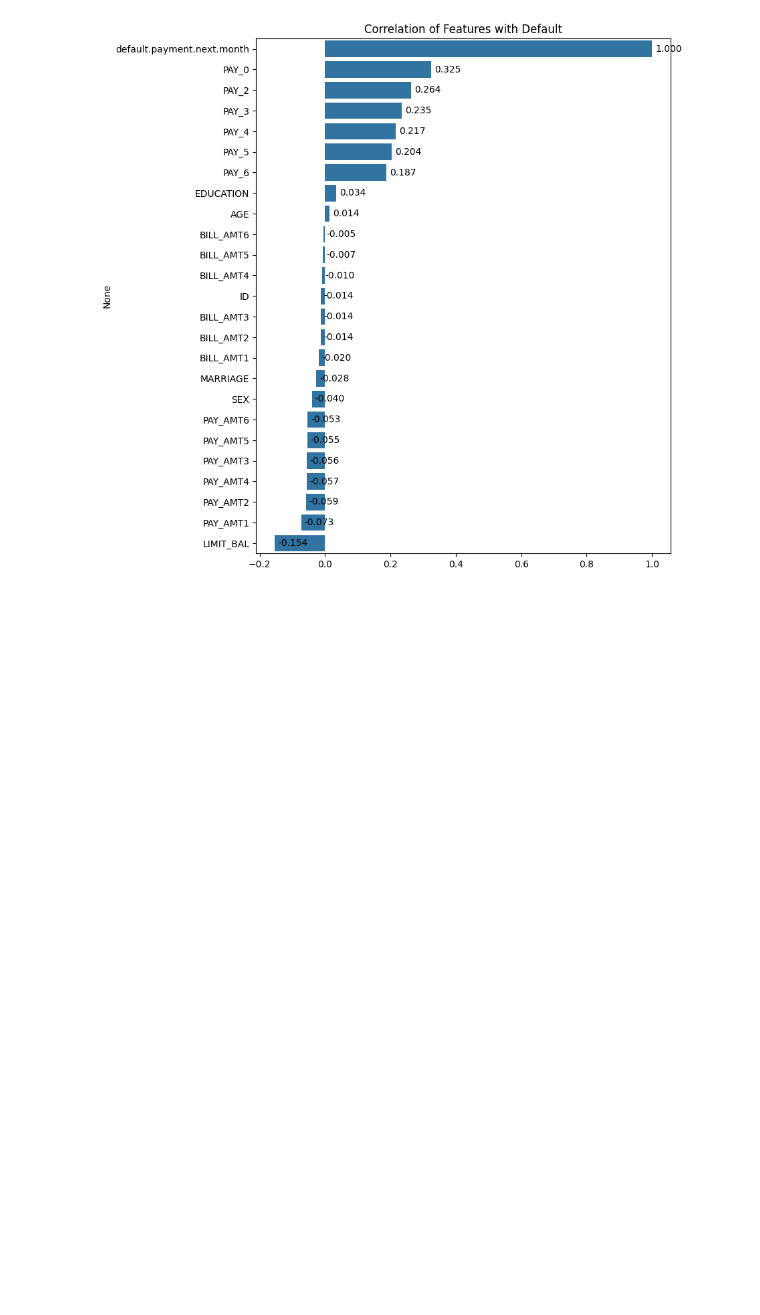
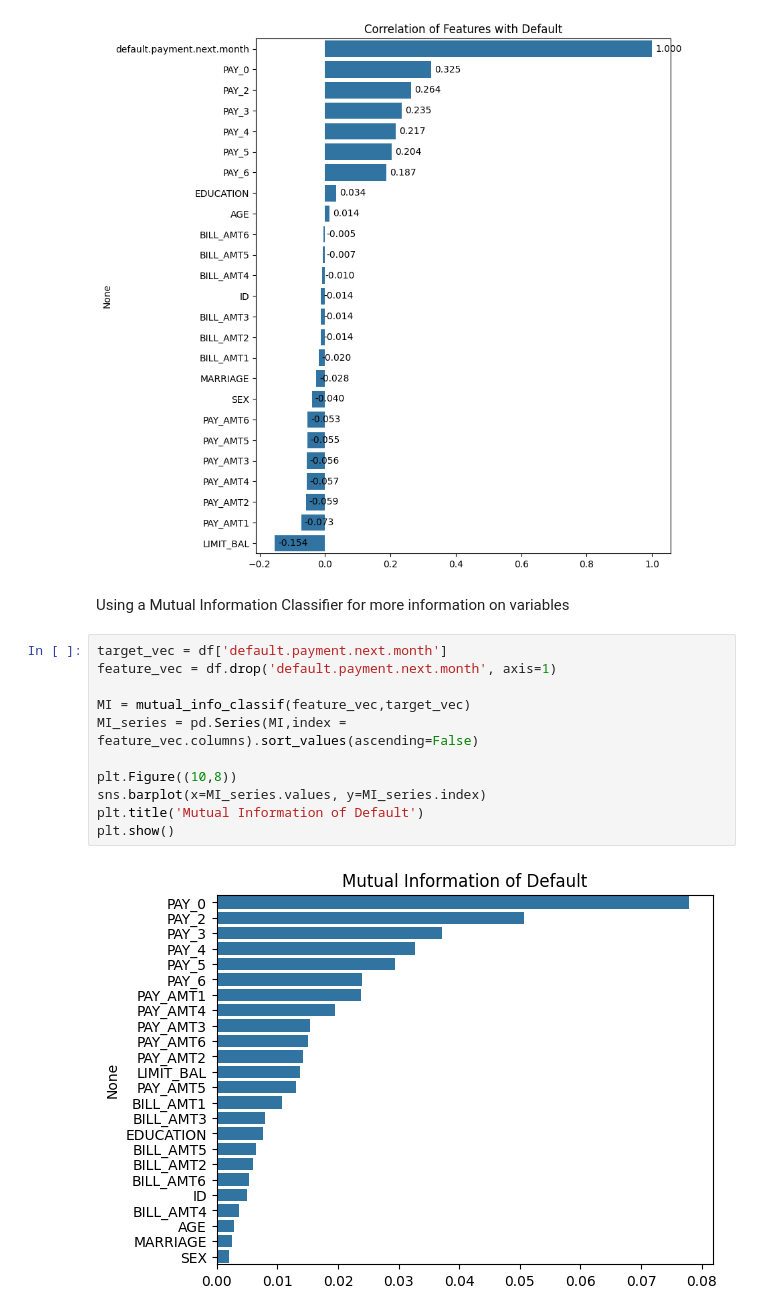
Before and after one commit to melakubu/DS340, a Jupyter notebook: DS340_EDA.ipynb, the cells around one changed output. Drawn from its saved outputs; the diff is of its cells as text; blank space fills up the shorter version.

```diff
--- a/DS340_EDA.ipynb
+++ b/DS340_EDA.ipynb
@@ -231,3 +255,18 @@ for i, value in enumerate(target_corr.values):
 plt.show()
 # %% [output]
 [figure]
+# %% [markdown]
+Using a Mutual Information Classifier for more information on variables
+# %%
+target_vec = df['default.payment.next.month']
+feature_vec = df.drop('default.payment.next.month', axis=1)
+
+MI = mutual_info_classif(feature_vec,target_vec)
+MI_series = pd.Series(MI,index = feature_vec.columns).sort_values(ascending=False)
+
+plt.Figure((10,8))
+sns.barplot(x=MI_series.values, y=MI_series.index)
+plt.title('Mutual Information of Default')
+plt.show()
+# %% [output]
+[figure, added]
```
Also changed, not shown: parts of 6 cells of this notebook.
